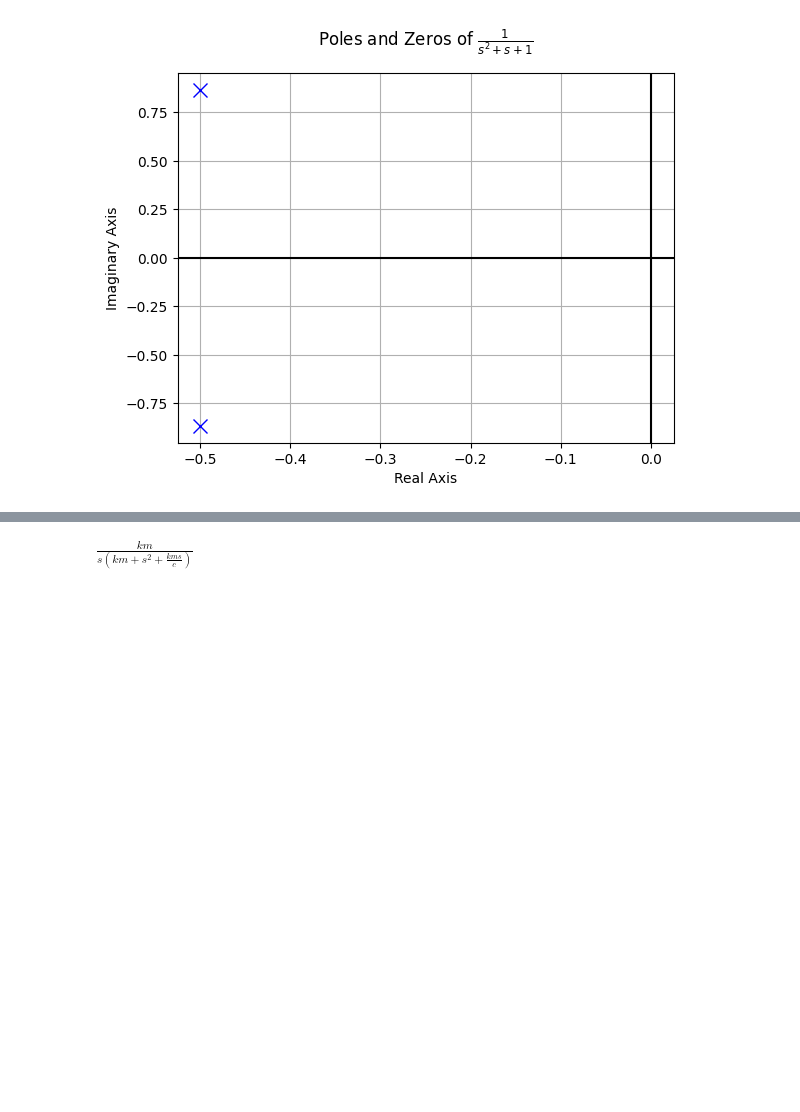
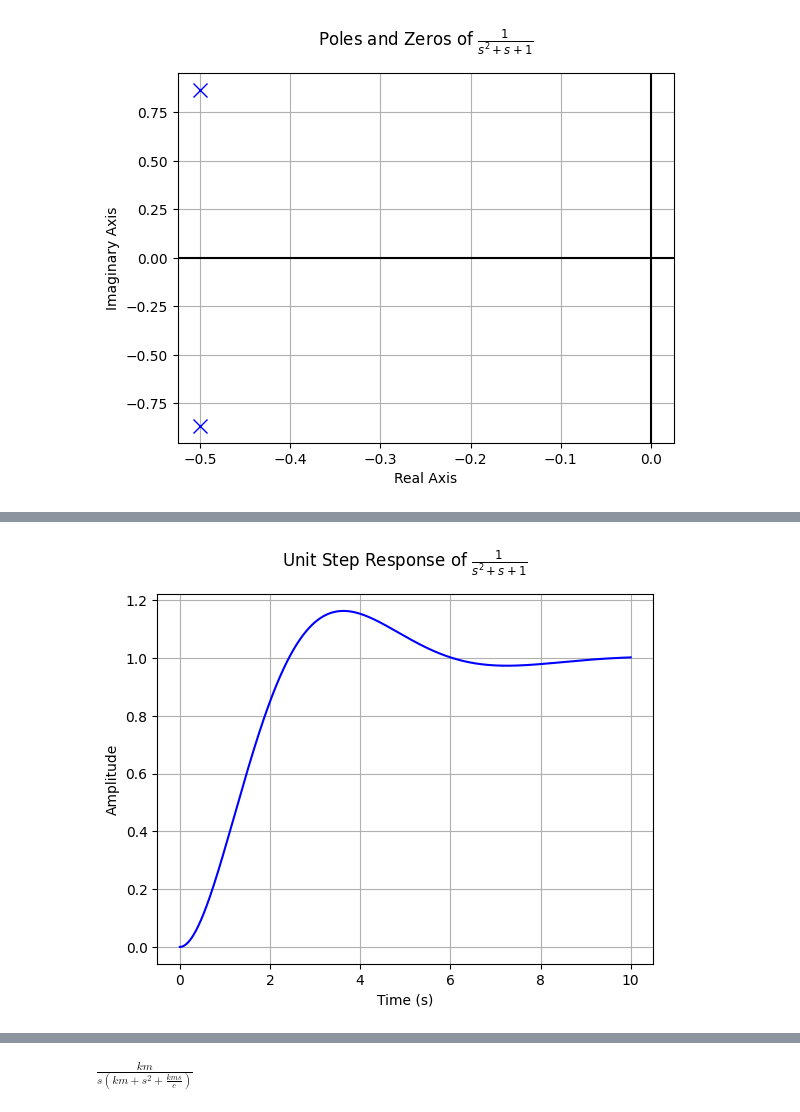
Before and after one commit to Camilob21/Ejercicios_En_Clase, a Jupyter notebook: Talleres/Taller_Laplace/Taller_de_Laplace.ipynb, the cells around one changed output, grey strips where cells are left out. Cells and saved outputs as stored; diff of their text form; code cells hidden in the pictures; blank space fills up the shorter version.

```diff
--- a/Talleres/Taller_Laplace/Taller_de_Laplace.ipynb
+++ b/Talleres/Taller_Laplace/Taller_de_Laplace.ipynb
@@ -307,0 +320,5 @@ pole_zero_plot(tf1)
+# %%
+#Respuesta al Escalon
+control.step_response_plot(tf1)
+# %% [output]
+[figure, added]
```
Also changed, not shown: parts of 12 cells of this notebook.
